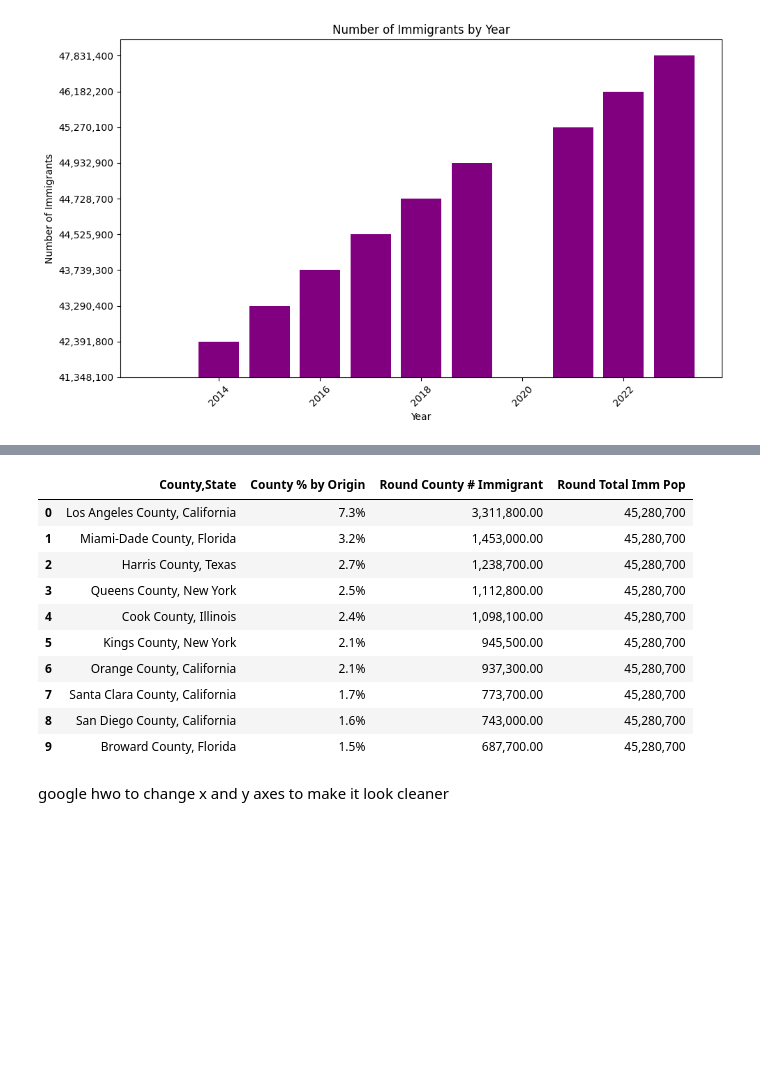
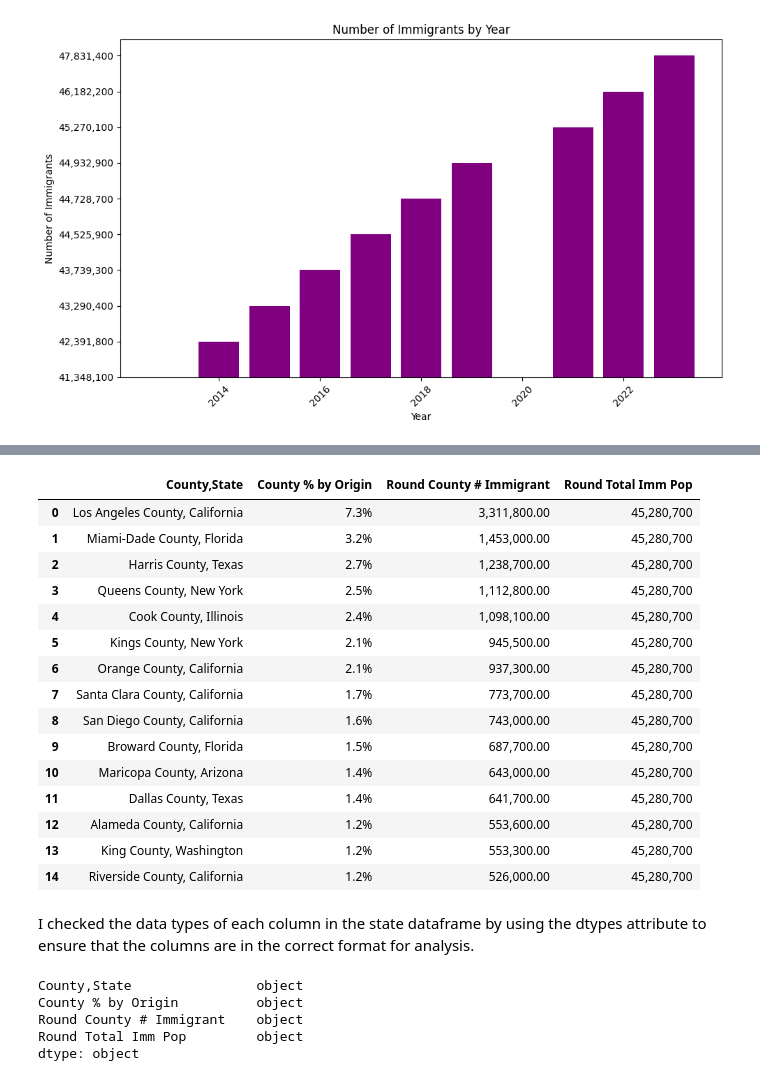
Before and after one commit to ecetanriverdi/ecetanriverdi.github.io, a Jupyter notebook: Milestone 2.ipynb, the cells around one changed output, grey strips where cells are left out. Drawn from its saved outputs; the diff is of its cells as text; code cells hidden in the pictures; blank space fills up the shorter version.

```diff
--- a/Milestone 2.ipynb
+++ b/Milestone 2.ipynb
@@ -95,19 +90,32 @@ explain everysingle step you take
 # %%
 state = pd.read_csv("/Users/athleticsimage/Desktop/CMPS3160_FinalProject/CMPS3160_FinalProject/state data.csv")
 state.columns=["County,State", "County % by Origin", "Round County # Immigrant", "Round Total Imm Pop"]
 
-state.head(10)
+state.head(15)
 # %% [output]
 |  | County,State | County % by Origin | Round County # Immigrant | Round Total Imm Pop |
 | 0 | Los Angeles County, California | 7.3% | 3,311,800.00 | 45,280,700 |
 | 1 | Miami-Dade County, Florida | 3.2% | 1,453,000.00 | 45,280,700 |
 | 2 | Harris County, Texas | 2.7% | 1,238,700.00 | 45,280,700 |
 | 3 | Queens County, New York | 2.5% | 1,112,800.00 | 45,280,700 |
 | 4 | Cook County, Illinois | 2.4% | 1,098,100.00 | 45,280,700 |
 | 5 | Kings County, New York | 2.1% | 945,500.00 | 45,280,700 |
 | 6 | Orange County, California | 2.1% | 937,300.00 | 45,280,700 |
 | 7 | Santa Clara County, California | 1.7% | 773,700.00 | 45,280,700 |
 | 8 | San Diego County, California | 1.6% | 743,000.00 | 45,280,700 |
 | 9 | Broward County, Florida | 1.5% | 687,700.00 | 45,280,700 |
+| 10 | Maricopa County, Arizona | 1.4% | 643,000.00 | 45,280,700 |
+| 11 | Dallas County, Texas | 1.4% | 641,700.00 | 45,280,700 |
+| 12 | Alameda County, California | 1.2% | 553,600.00 | 45,280,700 |
+| 13 | King County, Washington | 1.2% | 553,300.00 | 45,280,700 |
+| 14 | Riverside County, California | 1.2% | 526,000.00 | 45,280,700 |
-# %% [markdown]
-google hwo to change x and y axes to make it look cleaner
+# %% [markdown]
+I checked the data types of each column in the state dataframe by using the dtypes attribute to ensure that the columns are in the correct format for analysis.
+# %%
+state.dtypes
+# %% [output]
+County,State                object
+County % by Origin          object
+Round County # Immigrant    object
+Round Total Imm Pop         object
+dtype: object
```
Also changed, not shown: parts of 37 cells of this notebook.
